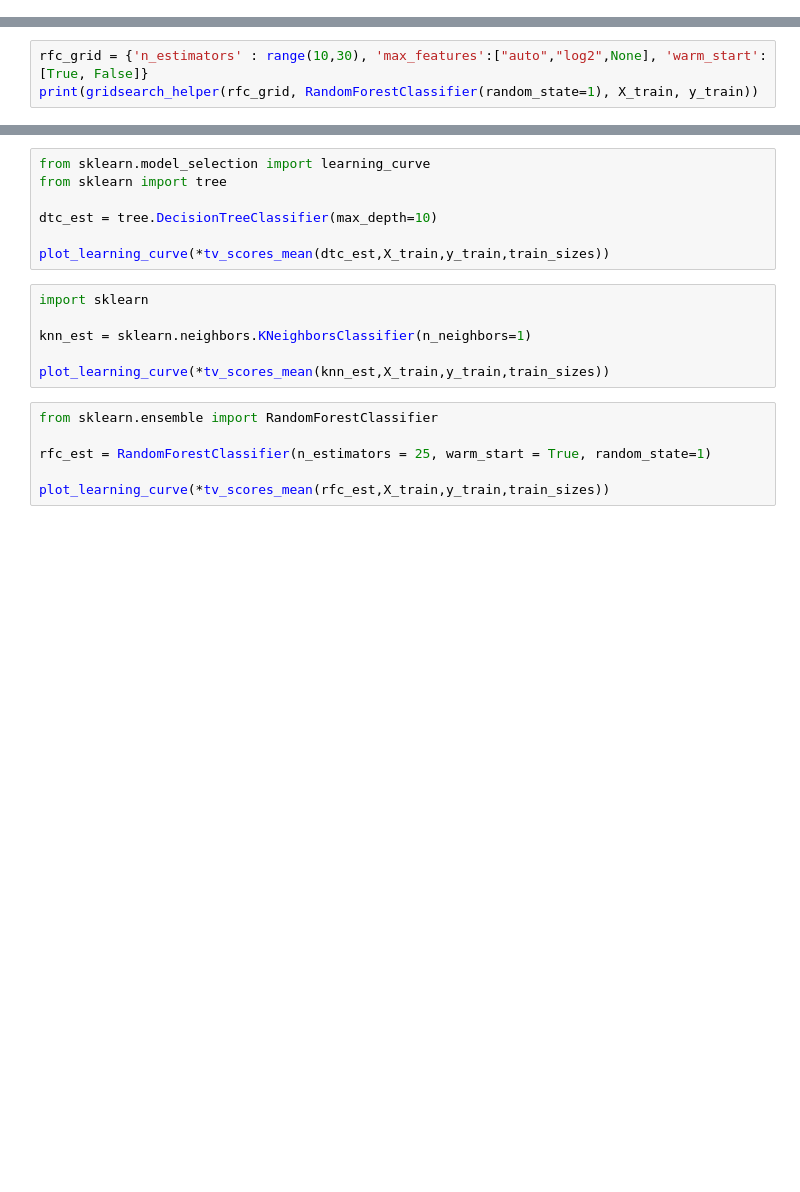
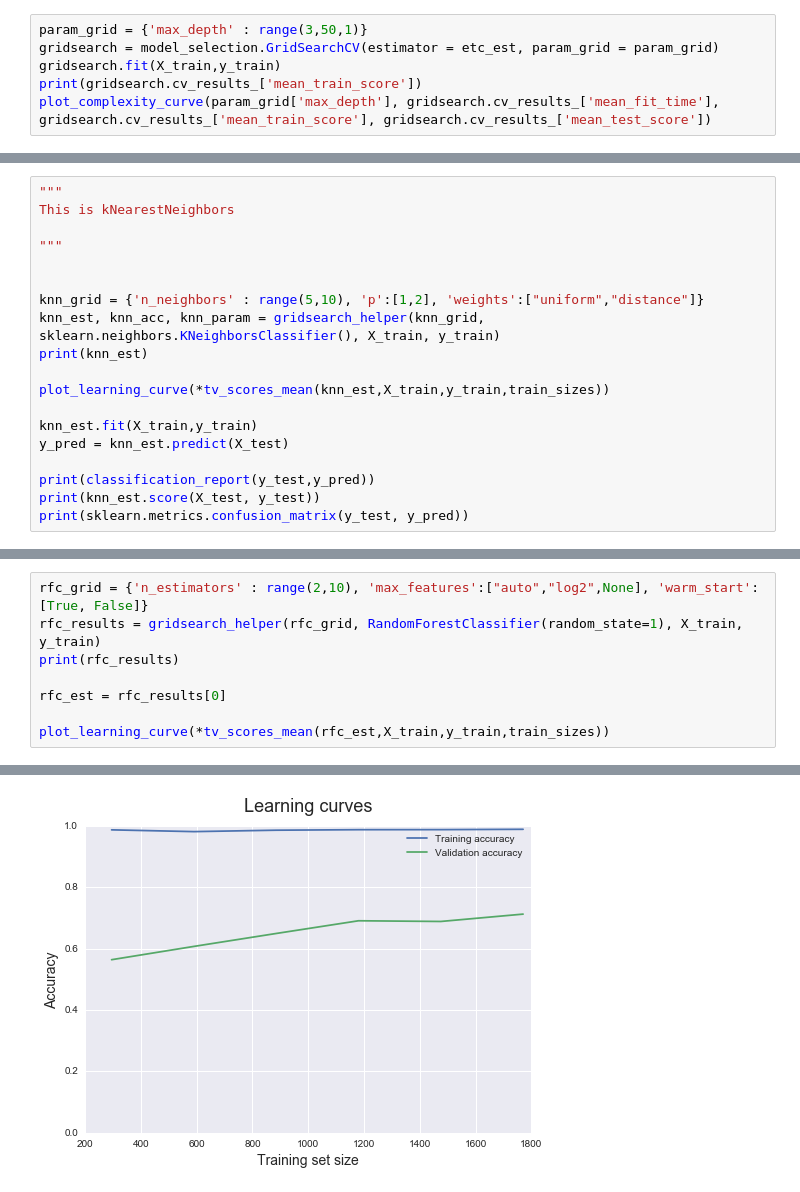
Before and after one commit to nshea3/ml_notebooks, a Jupyter notebook: ML_P1_welllogs.ipynb, the cells around one changed output, grey strips where cells are left out. Drawn from its saved outputs; the diff is of its cells as text; blank space fills up the shorter version.

```diff
--- a/ML_P1_welllogs.ipynb
+++ b/ML_P1_welllogs.ipynb
@@ -89,0 +165,6 @@ print(gridsearch_helper(knn_grid, sklearn.neighbors.KNeighborsClassifier(), X_tr
+# %%
+param_grid = {'max_depth' : range(3,50,1)}
+gridsearch = model_selection.GridSearchCV(estimator = etc_est, param_grid = param_grid)
+gridsearch.fit(X_train,y_train)
+print(gridsearch.cv_results_['mean_train_score'])
+plot_complexity_curve(param_grid['max_depth'], gridsearch.cv_results_['mean_fit_time'], gridsearch.cv_results_['mean_train_score'], gridsearch.cv_results_['mean_test_score'])
@@ -89,0 +219,19 @@ print(gridsearch_helper(knn_grid, sklearn.neighbors.KNeighborsClassifier(), X_tr
+# %%
+"""
+This is kNearestNeighbors
+
+"""
+
+
+knn_grid = {'n_neighbors' : range(5,10), 'p':[1,2], 'weights':["uniform","distance"]}
+knn_est, knn_acc, knn_param = gridsearch_helper(knn_grid, sklearn.neighbors.KNeighborsClassifier(), X_train, y_train)
+print(knn_est)
+
+plot_learning_curve(*tv_scores_mean(knn_est,X_train,y_train,train_sizes))
+
+knn_est.fit(X_train,y_train)
+y_pred = knn_est.predict(X_test)
+
+print(classification_report(y_test,y_pred))
+print(knn_est.score(X_test, y_test))
+print(sklearn.metrics.confusion_matrix(y_test, y_pred))
@@ -90,3 +257,9 @@ print(gridsearch_helper(knn_grid, sklearn.neighbors.KNeighborsClassifier(), X_tr
 # %%
-rfc_grid = {'n_estimators' : range(10,30), 'max_features':["auto","log2",None], 'warm_start':[True, False]}
-print(gridsearch_helper(rfc_grid, RandomForestClassifier(random_state=1), X_train, y_train))
+rfc_grid = {'n_estimators' : range(2,10), 'max_features':["auto","log2",None], 'warm_start':[True, False]}
+rfc_results = gridsearch_helper(rfc_grid, RandomForestClassifier(random_state=1), X_train, y_train)
+print(rfc_results)
+
+rfc_est = rfc_results[0]
+
+plot_learning_curve(*tv_scores_mean(rfc_est,X_train,y_train,train_sizes))
+# %% [output]
@@ -93,22 +272,4 @@ print(gridsearch_helper(rfc_grid, RandomForestClassifier(random_state=1), X_trai
+[figure, added]
-# %%
-from sklearn.model_selection import learning_curve
-from sklearn import tree
-
-dtc_est = tree.DecisionTreeClassifier(max_depth=10)
-
-plot_learning_curve(*tv_scores_mean(dtc_est,X_train,y_train,train_sizes))
-# %%
-import sklearn
-
-knn_est = sklearn.neighbors.KNeighborsClassifier(n_neighbors=1)
-
-plot_learning_curve(*tv_scores_mean(knn_est,X_train,y_train,train_sizes))
-# %%
-from sklearn.ensemble import RandomForestClassifier
-
-rfc_est = RandomForestClassifier(n_estimators = 25, warm_start = True, random_state=1)
-
-plot_learning_curve(*tv_scores_mean(rfc_est,X_train,y_train,train_sizes))
 # %%
 from sklearn.neural_network import MLPClassifier
 
```
Also changed, not shown: parts of 14 cells of this notebook, 1 other file.
